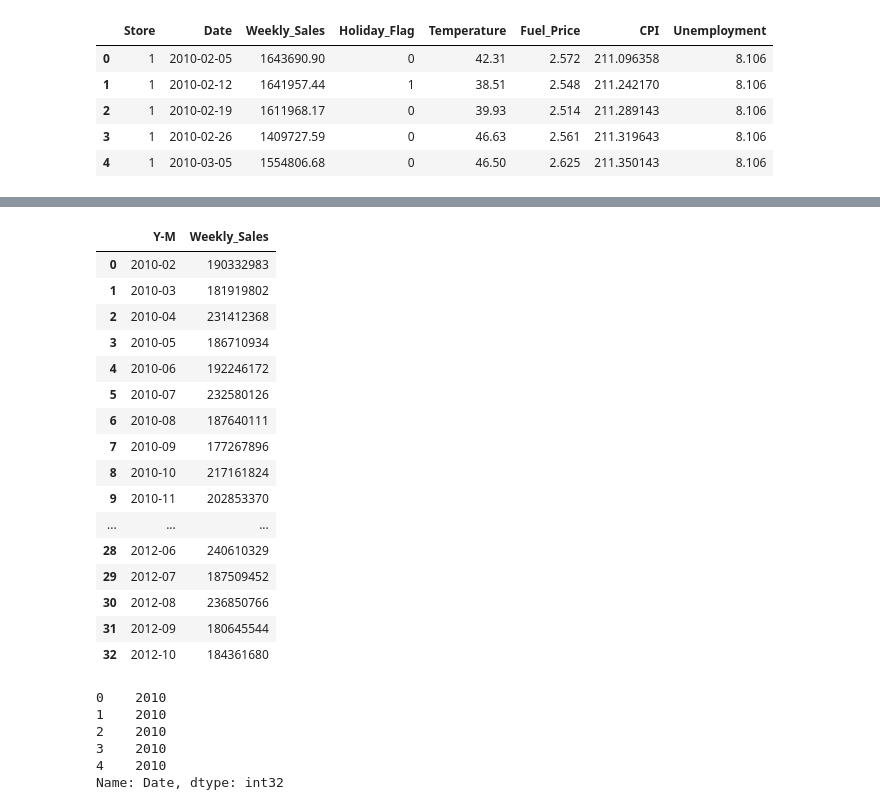
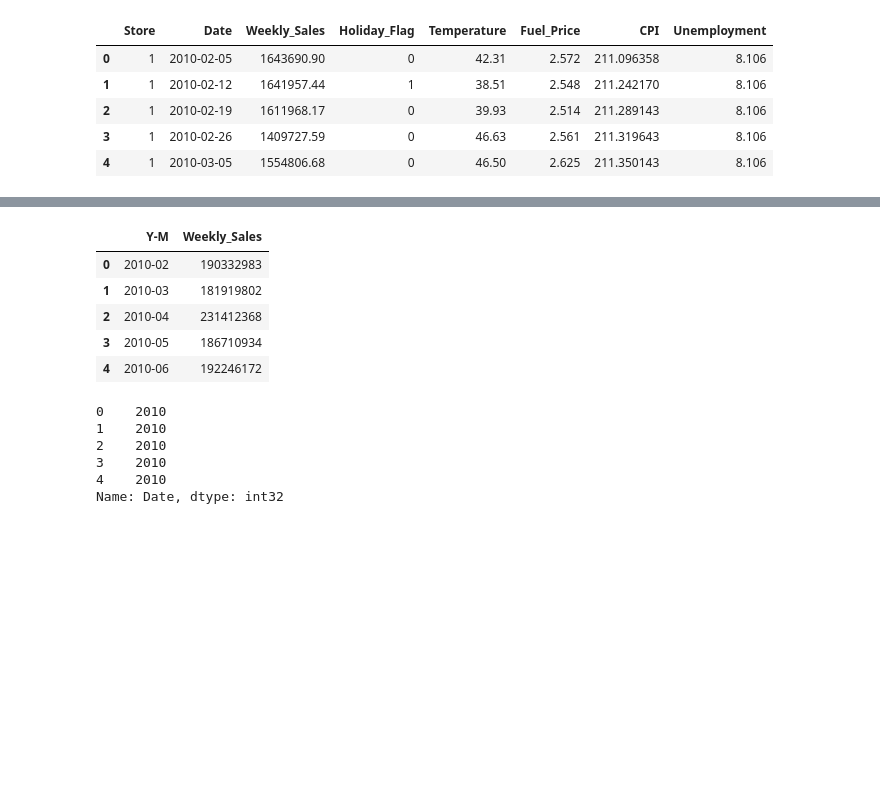
Before and after one commit to JuanAlMora/curso-codigofacilito-python-procesos-etl-modernos, a Jupyter notebook: 4-Transformacion/Tecnicas_Limpieza_Transformacion.ipynb, the cells around one changed output, grey strips where cells are left out. Cells and saved outputs as stored; diff of their text form; code cells hidden in the pictures; blank space fills up the shorter version.

```diff
--- a/4-Transformacion/Tecnicas_Limpieza_Transformacion.ipynb
+++ b/4-Transformacion/Tecnicas_Limpieza_Transformacion.ipynb
@@ -142,25 +153,14 @@ sales_data.groupby('Y-M')['Weekly_Sales'].sum().reset_index()
 # %%
 pd.set_option('display.float_format', lambda x: f'{x:.0f}')
 # %%
-sales_data.groupby('Y-M')['Weekly_Sales'].sum().reset_index()
+sales_data.groupby('Y-M')['Weekly_Sales'].sum().reset_index().head()
 # %% [output]
 |  | Y-M | Weekly_Sales |
 | 0 | 2010-02 | 190332983 |
 | 1 | 2010-03 | 181919802 |
 | 2 | 2010-04 | 231412368 |
 | 3 | 2010-05 | 186710934 |
 | 4 | 2010-06 | 192246172 |
-| 5 | 2010-07 | 232580126 |
-| 6 | 2010-08 | 187640111 |
-| 7 | 2010-09 | 177267896 |
-| 8 | 2010-10 | 217161824 |
-| 9 | 2010-11 | 202853370 |
-| ... | ... | ... |
-| 28 | 2012-06 | 240610329 |
-| 29 | 2012-07 | 187509452 |
-| 30 | 2012-08 | 236850766 |
-| 31 | 2012-09 | 180645544 |
-| 32 | 2012-10 | 184361680 |
 # %%
 sales_data['Date'].dt.year.head()
 # %% [output]
```
Also changed, not shown: parts of 40 cells of this notebook, 8 other files.
